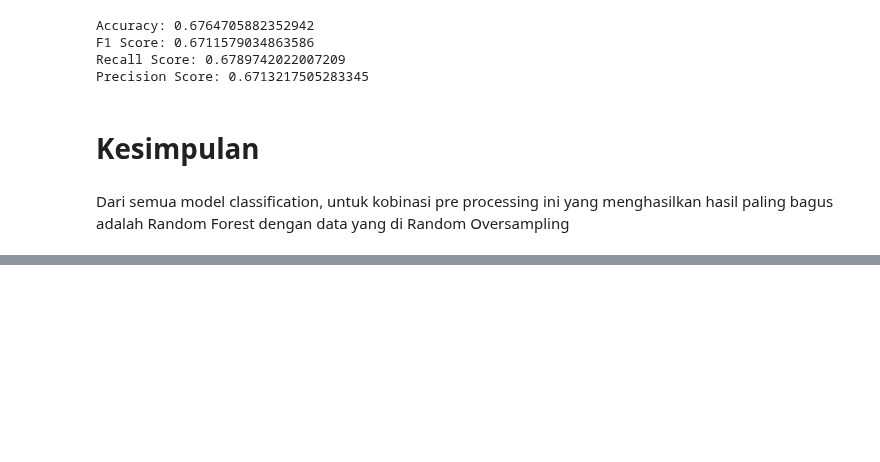
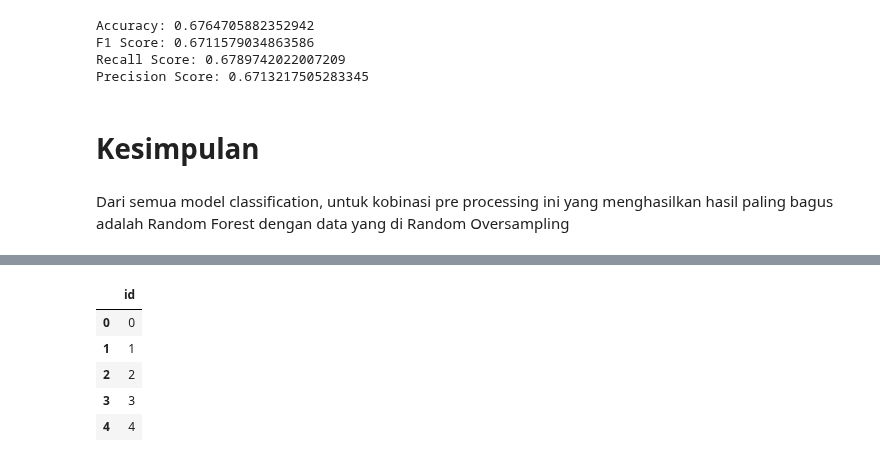
Before and after one commit to breadworshipper/TK-Kasdad, a Jupyter notebook: classification/kombinasi3_classif.ipynb, the cells around one changed output, grey strips where cells are left out. Drawn from its saved outputs; the diff is of its cells as text; code cells hidden in the pictures; blank space fills up the shorter version.

```diff
--- a/classification/kombinasi3_classif.ipynb
+++ b/classification/kombinasi3_classif.ipynb
@@ -735,0 +780,10 @@ Dari semua model classification, untuk kobinasi pre processing ini yang menghasi
+# %%
+df_kaggle = df_kaggle[['id']]
+df_kaggle.head()
+# %% [output]
+|  | id |
+| 0 | 0 |
+| 1 | 1 |
+| 2 | 2 |
+| 3 | 3 |
+| 4 | 4 |
```
Also changed, not shown: parts of 13 cells of this notebook, 4 other files.
